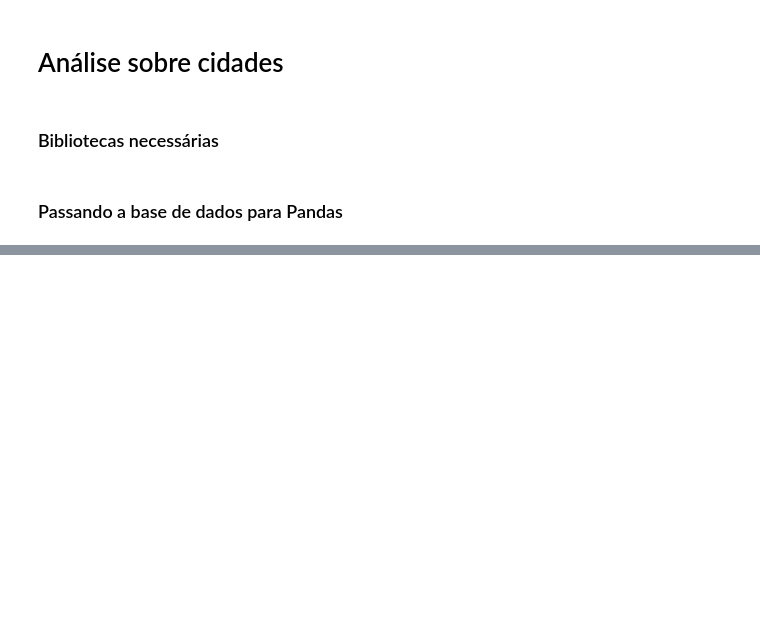
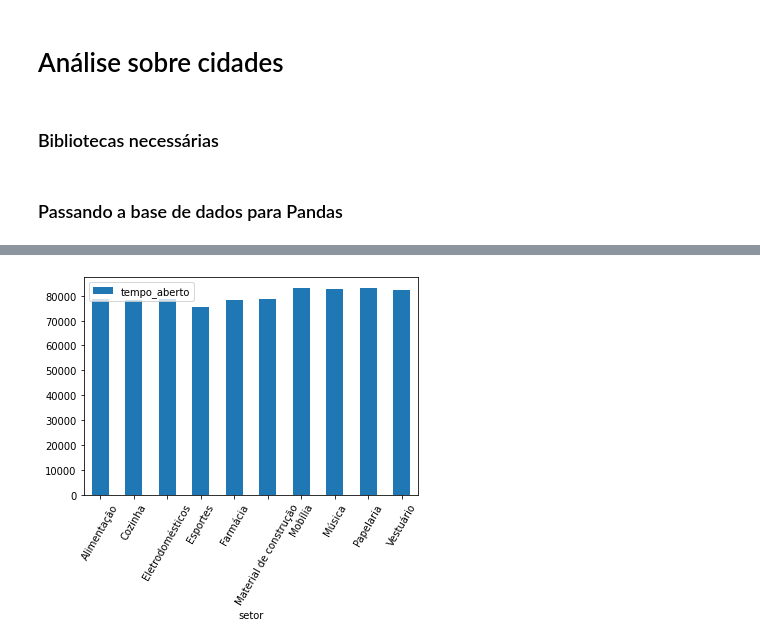
Before and after one commit to leticia-brand/DelPhone, a Jupyter notebook: mysite/leticia/analise.ipynb, the cells around one changed output, grey strips where cells are left out. Drawn from its saved outputs; the diff is of its cells as text; code cells hidden in the pictures; blank space fills up the shorter version.

```diff
--- a/mysite/leticia/analise.ipynb
+++ b/mysite/leticia/analise.ipynb
@@ -79,0 +67,4 @@ empresa.groupby(['cidade']).count()
+# %%
+empresa['horario_abertura']= pd.to_datetime(empresa['horario_abertura'], format='%H:%M:%S')
+empresa['horario_fechamento']= pd.to_datetime(empresa['horario_fechamento'], format='%H:%M:%S')
+empresa.dtypes
@@ -79,0 +88,3 @@ empresa.groupby(['cidade']).count()
+# %%
+empresa['tempo_aberto']= abs(empresa['horario_abertura'] - empresa['horario_fechamento'])
+empresa['tempo_aberto']
@@ -79,0 +106,3 @@ empresa.groupby(['cidade']).count()
+# %%
+empresa_setor = empresa[['setor', 'tempo_aberto']]
+empresa_estado = empresa[['estado', 'tempo_aberto']]
@@ -79,0 +115,4 @@ empresa.groupby(['cidade']).count()
+# %%
+max_setor = empresa_setor.groupby(['setor']).max().reset_index()
+max_setor['tempo_aberto'] = max_setor['tempo_aberto'].dt.seconds
+max_setor
@@ -79,0 +131,5 @@ empresa.groupby(['cidade']).count()
+# %%
+ax = max_setor.plot.bar(x='setor', y='tempo_aberto', rot=60)
+plt.savefig('max_setor.png')
+# %% [output]
+[figure, added]
```
Also changed, not shown: parts of 31 cells of this notebook, 9 other files.
